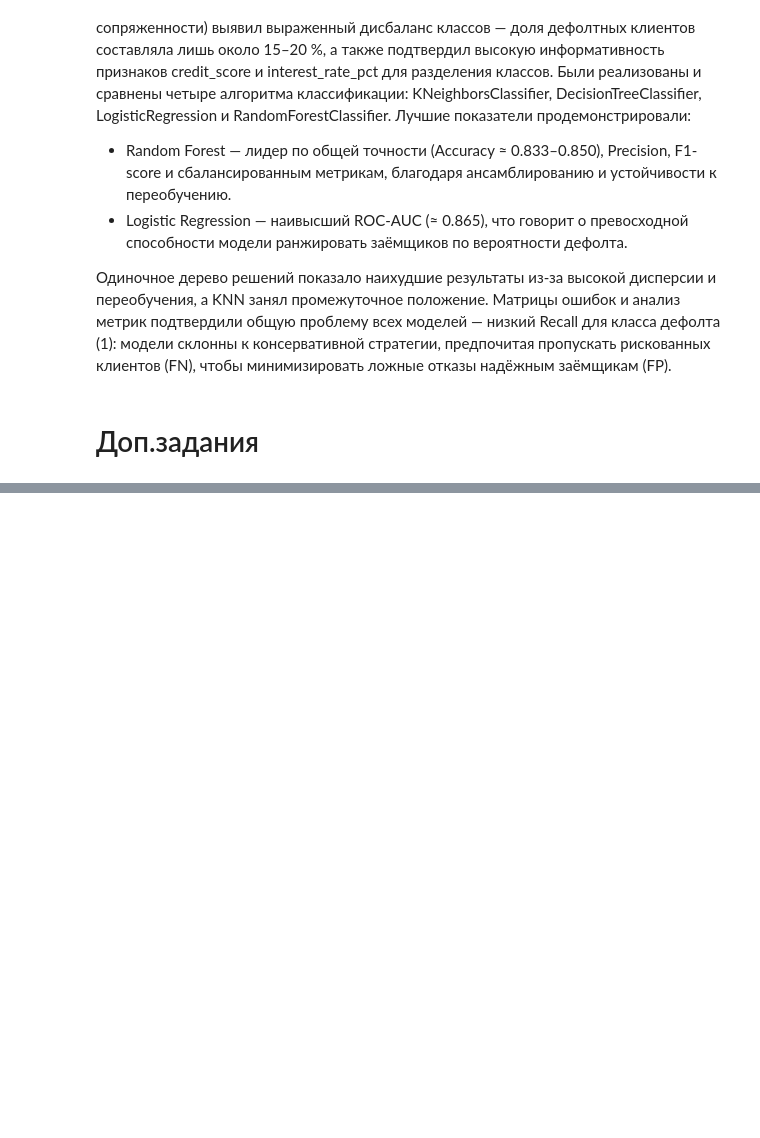
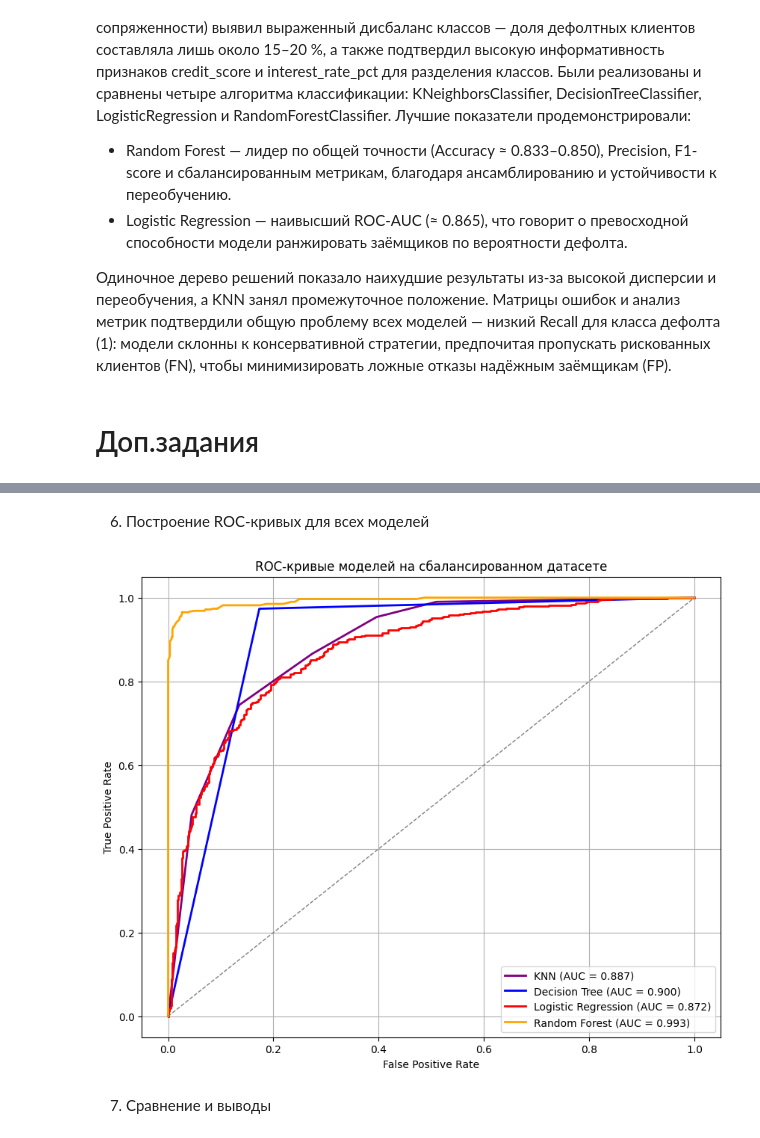
Before and after one commit to smur10/VvAD, a Jupyter notebook: ЛР5_Силенков_4.ipynb, the cells around one changed output, grey strips where cells are left out. Saved outputs shown, nothing was run; the diff lists cells and outputs as text; code cells hidden in the pictures; blank space fills up the shorter version.

```diff
--- a/ЛР5_Силенков_4.ipynb
+++ b/ЛР5_Силенков_4.ipynb
@@ -616,0 +648,4 @@ RandomForestClassifier. Лучшие показатели продемонстр
+# %%
+X_train_res, X_test_res, y_train_res, y_test_res = train_test_split(
+    X_res, y_res, test_size=0.25, random_state=0, stratify=y_res
+)
@@ -616,0 +654,23 @@ RandomForestClassifier. Лучшие показатели продемонстр
+# %%
+# Числовые и категориальные колонки
+numeric_cols_res = X_train_res.select_dtypes(include=[np.number]).columns.tolist()
+categorical_cols_res = X_train_res.select_dtypes(include=['category','object']).columns.tolist()
+
+# Стандартизация числовых
+scaler_res = StandardScaler()
+X_train_num_scaled_res = scaler_res.fit_transform(X_train_res[numeric_cols_res])
+X_test_num_scaled_res = scaler_res.transform(X_test_res[numeric_cols_res])
+
+# One-Hot кодирование категориальных
+X_train_cat_res = pd.get_dummies(X_train_res[categorical_cols_res])
+X_test_cat_res = pd.get_dummies(X_test_res[categorical_cols_res])
+
+# Объединяем признаки
+X_train_processed_res = pd.DataFrame(
+    np.hstack([X_train_num_scaled_res, X_train_cat_res]),
+    columns=numeric_cols_res + list(X_train_cat_res.columns)
+)
+X_test_processed_res = pd.DataFrame(
+    np.hstack([X_test_num_scaled_res, X_test_cat_res]),
+    columns=numeric_cols_res + list(X_test_cat_res.columns)
+)
@@ -616,0 +722,22 @@ RandomForestClassifier. Лучшие показатели продемонстр
+# %% [markdown]
+6. Построение ROC-кривых для всех моделей
+# %%
+colors = ['purple', 'blue', 'red', 'orange']
+
+plt.figure(figsize=(10,8))
+for (name, res), color in zip(results_res.items(), colors):
+    fpr, tpr, _ = roc_curve(y_test_res, res['y_proba'])
+    roc_auc = auc(fpr, tpr)
+    plt.plot(fpr, tpr, lw=2, color=color, label=f'{name} (AUC = {roc_auc:.3f})')
+
+plt.plot([0, 1], [0, 1], color='gray', lw=1, linestyle='--')
+plt.xlabel('False Positive Rate')
+plt.ylabel('True Positive Rate')
+plt.title('ROC-кривые моделей на сбалансированном датасете')
+plt.legend(loc='lower right')
+plt.grid(True)
+plt.show()
+# %% [output]
+[figure, added]
+# %% [markdown]
+7. Сравнение и выводы
```
Also changed, not shown: parts of 40 cells of this notebook.
